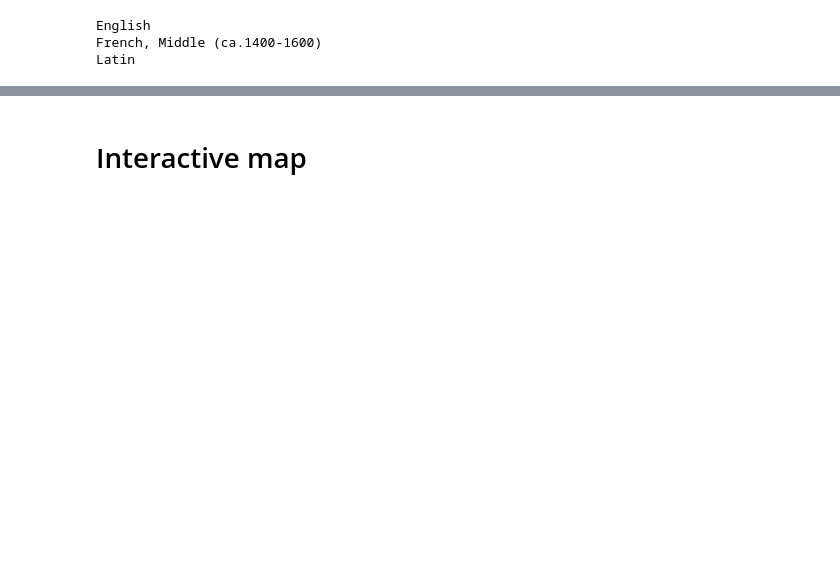
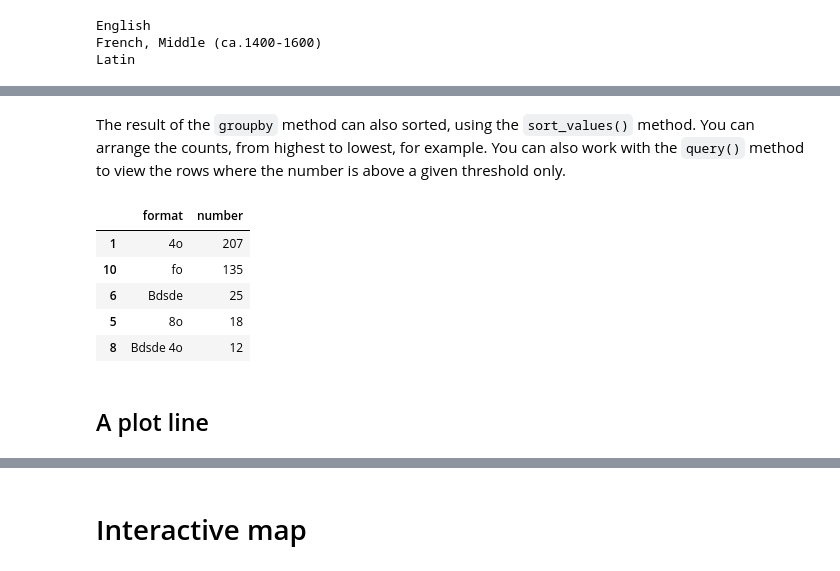
Before and after one commit to peterverhaar/bdms-2026, a Jupyter notebook: bip/book_in_print.ipynb, the cells around one changed output, grey strips where cells are left out. Drawn from its saved outputs; the diff is of its cells as text; code cells hidden in the pictures; blank space fills up the shorter version.

```diff
--- a/bip/book_in_print.ipynb
+++ b/bip/book_in_print.ipynb
@@ -100 +146,14 @@ ratio
+# %% [markdown]
+The result of the `groupby` method can also sorted, using the `sort_values()` method. You can arrange the counts, from highest to lowest, for example. You can also work with the `query()` method to view the rows where the number is above a given threshold only.
+# %%
+ratio.sort_values(by='number',ascending=False).query('number>10')
+# %% [output]
+|  | format | number |
+| 1 | 4o | 207 |
+| 10 | fo | 135 |
+| 6 | Bdsde | 25 |
+| 5 | 8o | 18 |
+| 8 | Bdsde 4o | 12 |
+# %% [markdown]
+## A plot line
 # %%
```
Also changed, not shown: parts of 40 cells of this notebook.
